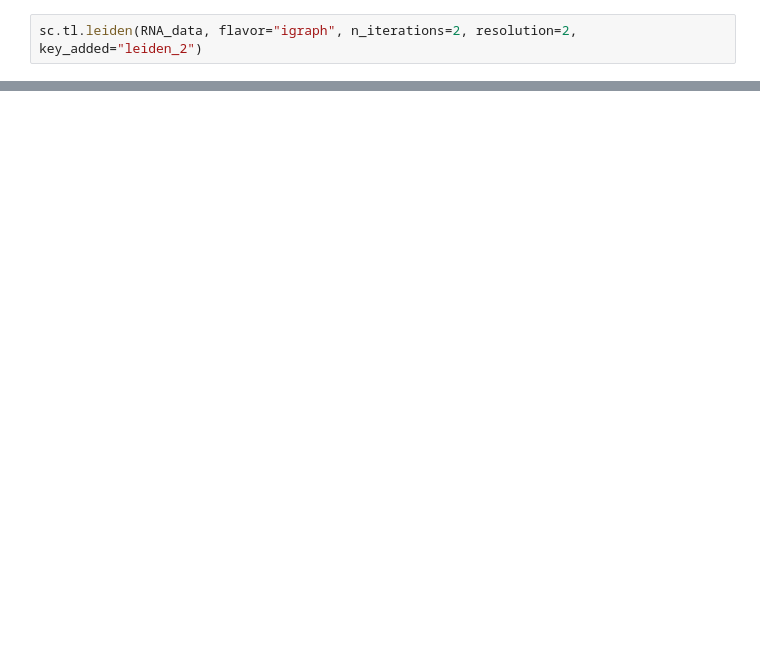
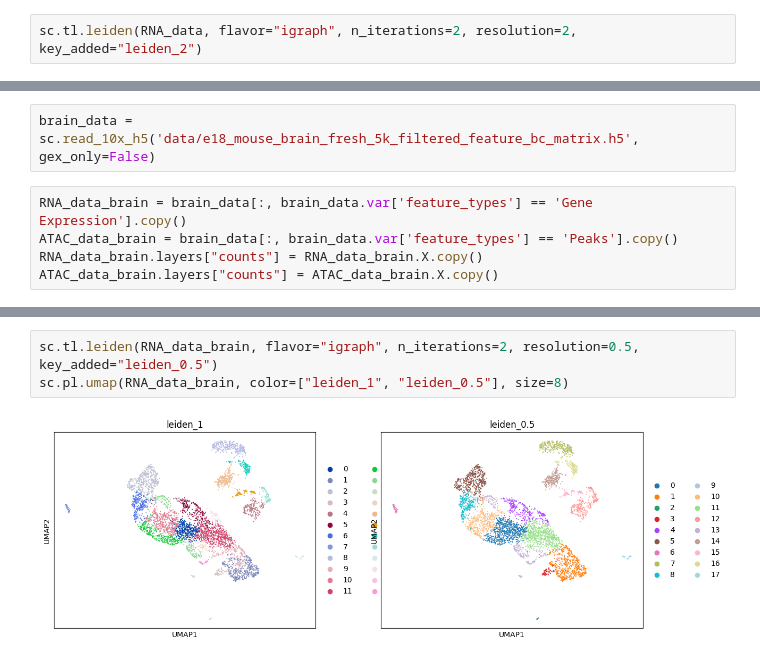
Before and after one commit to preet2706/scButterfly, a Jupyter notebook: datasets.ipynb, the cells around one changed output, grey strips where cells are left out. Drawn from its saved outputs; the diff is of its cells as text; blank space fills up the shorter version.

```diff
--- a/datasets.ipynb
+++ b/datasets.ipynb
@@ -41,0 +113,7 @@ sc.pl.umap(RNA_data, color=["leiden_1", "Cell Types"], size=8)
+# %%
+brain_data = sc.read_10x_h5('data/e18_mouse_brain_fresh_5k_filtered_feature_bc_matrix.h5', gex_only=False)
+# %%
+RNA_data_brain = brain_data[:, brain_data.var['feature_types'] == 'Gene Expression'].copy()
+ATAC_data_brain = brain_data[:, brain_data.var['feature_types'] == 'Peaks'].copy()
+RNA_data_brain.layers["counts"] = RNA_data_brain.X.copy()
+ATAC_data_brain.layers["counts"] = ATAC_data_brain.X.copy()
@@ -41,0 +131,5 @@ sc.pl.umap(RNA_data, color=["leiden_1", "Cell Types"], size=8)
+# %%
+sc.tl.leiden(RNA_data_brain, flavor="igraph", n_iterations=2, resolution=0.5, key_added="leiden_0.5")
+sc.pl.umap(RNA_data_brain, color=["leiden_1", "leiden_0.5"], size=8)
+# %% [output]
+[figure, added]
```
Also changed, not shown: parts of 16 cells of this notebook, 3 other files.
